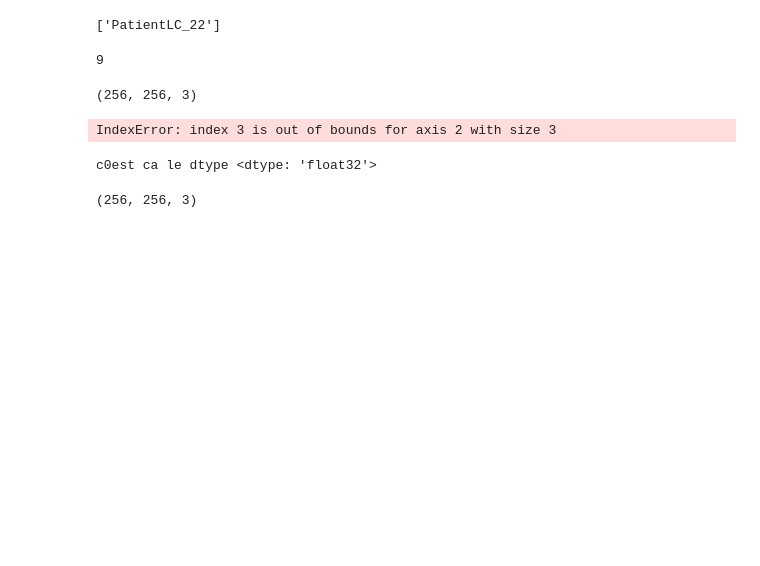
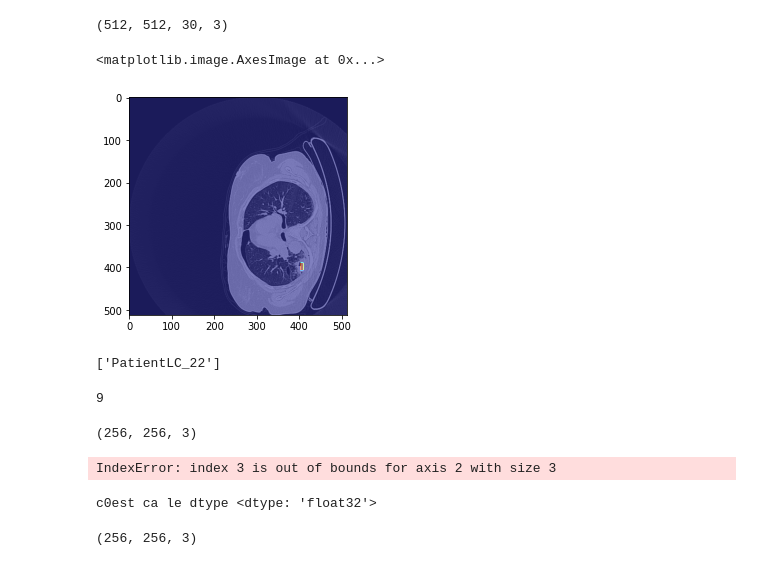
Before and after one commit to voreille/plc_seg, a Jupyter notebook: notebooks/test_fetch_data_2d.ipynb, the cells around one changed output. Cells and saved outputs as stored; diff of their text form; code cells hidden in the pictures; blank space fills up the shorter version.

```diff
--- a/notebooks/test_fetch_data_2d.ipynb
+++ b/notebooks/test_fetch_data_2d.ipynb
@@ -22,6 +22,20 @@ patient_list = [
 
 patient_list = patient_list[:1]
 patient_ds = tf.data.Dataset.from_tensor_slices(patient_list)
+# %%
+for p in patient_list:
+    image, mask = p_image(p, path_data_nii, path_mask_lung_nii)
+# %%
+image.shape
+# %% [output]
+(512, 512, 30, 3)
+# %%
+s=0
+plt.imshow(image[:,:, s, 0],cmap='gray')
+plt.imshow(mask[:,:,s, 0], cmap='jet', alpha=0.5)
+# %% [output]
+<matplotlib.image.AxesImage at 0x...>
+[figure, added]
 # %%
 patient_list
 # %% [output]
```
Also changed, not shown: parts of 1 cell of this notebook, 11 other files.
